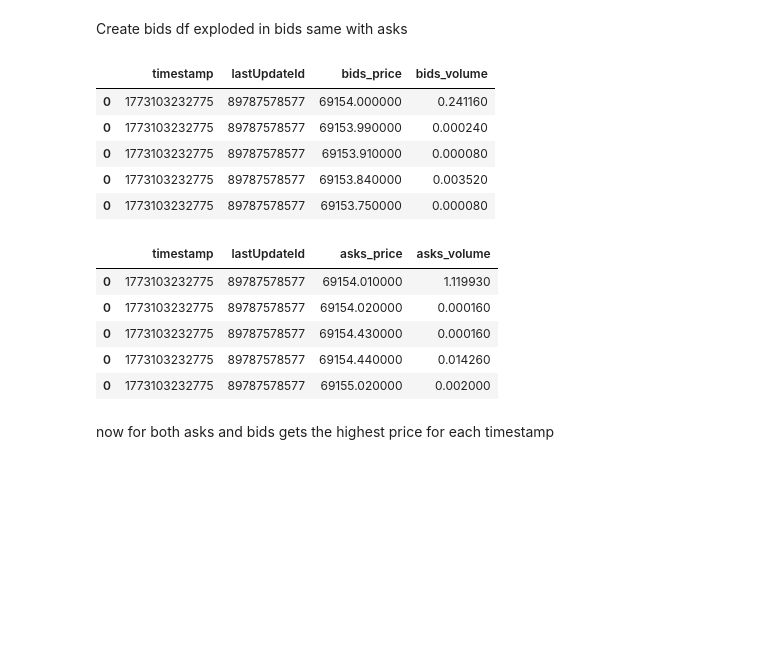
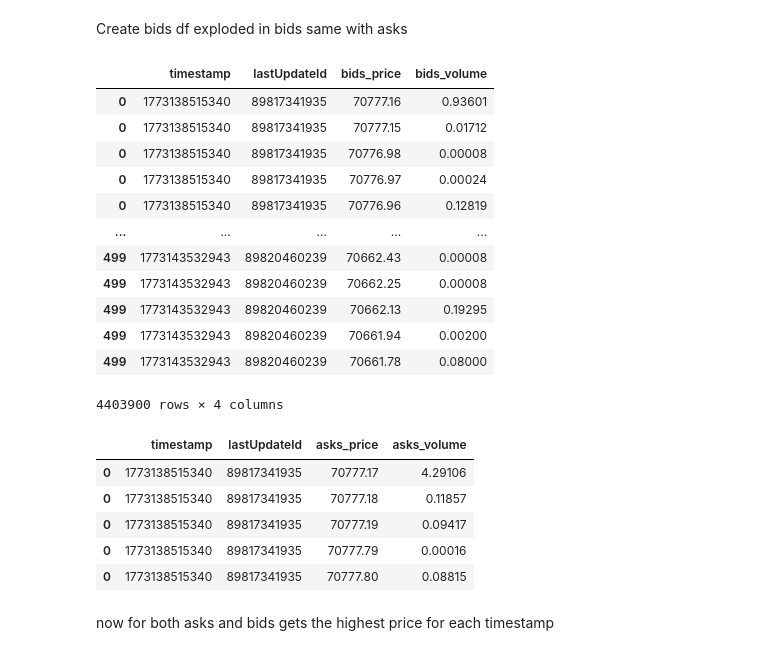
Before and after one commit to jay-odedra/microstructure-alpha-engine, a Jupyter notebook: notebooks/01_data_download_exploration.ipynb, the cells around one changed output. Drawn from its saved outputs; the diff is of its cells as text; code cells hidden in the pictures; blank space fills up the shorter version.

```diff
--- a/notebooks/01_data_download_exploration.ipynb
+++ b/notebooks/01_data_download_exploration.ipynb
@@ -103,0 +130,13 @@ depth_samples
+# %%
+import glob
+files_trades = glob.glob("E:\\Quant_Projects\\microstructure-alpha-engine\\microstructure-alpha-engine\\data\\raw\\tester_folder\\trade_data_raw_*")
+files_lob = glob.glob("E:\\Quant_Projects\\microstructure-alpha-engine\\microstructure-alpha-engine\\data\\raw\\tester_folder\\lob_data_raw_*")
+#files_trades = glob.glob("E:\\Quant_Projects\\microstructure-alpha-engine\\microstructure-alpha-engine\\data\\raw\\trades\\trades_data_raw_*")
+#files_lob = glob.glob("E:\\Quant_Projects\\microstructure-alpha-engine\\microstructure-alpha-engine\\data\\raw\\lob\\lob_data_raw_*")
+
+
+print(files_trades)
+#trades_samples_df = pd.concat([pd.read_parquet(f) for f in files_trades])
+lob_df = pd.concat([pd.read_parquet(f) for f in files_lob])
+trade_df =  pd.concat([pd.read_parquet(f) for f in files_trades])
+trade_df
@@ -104,25 +158,32 @@ depth_samples
 # %% [markdown]
 Create bids df exploded in bids same with asks
 # %%
-bids_df = pd.DataFrame(depth_samples)
+bids_df = lob_df
 bids_df = bids_df[["timestamp", "lastUpdateId", "bids"]].explode("bids")
 
 bids_df["bids_price"], bids_df["bids_volume"] = zip(*bids_df["bids"])
 
 bids_df["bids_price"] = bids_df["bids_price"].astype(float)
 bids_df["bids_volume"] = bids_df["bids_volume"].astype(float)
 
 bids_df = bids_df.drop(columns="bids")
-bids_df.head()
+bids_df
 # %% [output]
 |  | timestamp | lastUpdateId | bids_price | bids_volume |
-| 0 | 1773103232775 | 89787578577 | 69154.000000 | 0.241160 |
-| 0 | 1773103232775 | 89787578577 | 69153.990000 | 0.000240 |
-| 0 | 1773103232775 | 89787578577 | 69153.910000 | 0.000080 |
-| 0 | 1773103232775 | 89787578577 | 69153.840000 | 0.003520 |
-| 0 | 1773103232775 | 89787578577 | 69153.750000 | 0.000080 |
+| 0 | 1773138515340 | 89817341935 | 70777.16 | 0.93601 |
+| 0 | 1773138515340 | 89817341935 | 70777.15 | 0.01712 |
+| 0 | 1773138515340 | 89817341935 | 70776.98 | 0.00008 |
+| 0 | 1773138515340 | 89817341935 | 70776.97 | 0.00024 |
+| 0 | 1773138515340 | 89817341935 | 70776.96 | 0.12819 |
+| ... | ... | ... | ... | ... |
+| 499 | 1773143532943 | 89820460239 | 70662.43 | 0.00008 |
+| 499 | 1773143532943 | 89820460239 | 70662.25 | 0.00008 |
+| 499 | 1773143532943 | 89820460239 | 70662.13 | 0.19295 |
+| 499 | 1773143532943 | 89820460239 | 70661.94 | 0.00200 |
+| 499 | 1773143532943 | 89820460239 | 70661.78 | 0.08000 |
+4403900 rows × 4 columns
 # %%
-asks_df = pd.DataFrame(depth_samples)
+asks_df = lob_df
 asks_df = asks_df[["timestamp", "lastUpdateId", "asks"]].explode("asks")
 asks_df["asks_price"], asks_df["asks_volume"] = zip(*asks_df["asks"])
 
@@ -133,11 +194,11 @@ asks_df = asks_df.drop(columns="asks")
 asks_df.head()
 # %% [output]
 |  | timestamp | lastUpdateId | asks_price | asks_volume |
-| 0 | 1773103232775 | 89787578577 | 69154.010000 | 1.119930 |
-| 0 | 1773103232775 | 89787578577 | 69154.020000 | 0.000160 |
-| 0 | 1773103232775 | 89787578577 | 69154.430000 | 0.000160 |
-| 0 | 1773103232775 | 89787578577 | 69154.440000 | 0.014260 |
-| 0 | 1773103232775 | 89787578577 | 69155.020000 | 0.002000 |
+| 0 | 1773138515340 | 89817341935 | 70777.17 | 4.29106 |
+| 0 | 1773138515340 | 89817341935 | 70777.18 | 0.11857 |
+| 0 | 1773138515340 | 89817341935 | 70777.19 | 0.09417 |
+| 0 | 1773138515340 | 89817341935 | 70777.79 | 0.00016 |
+| 0 | 1773138515340 | 89817341935 | 70777.80 | 0.08815 |
 # %% [markdown]
 now for both asks and bids gets the highest price for each timestamp
 # %%
```
Also changed, not shown: parts of 43 cells of this notebook, 4 other files.
